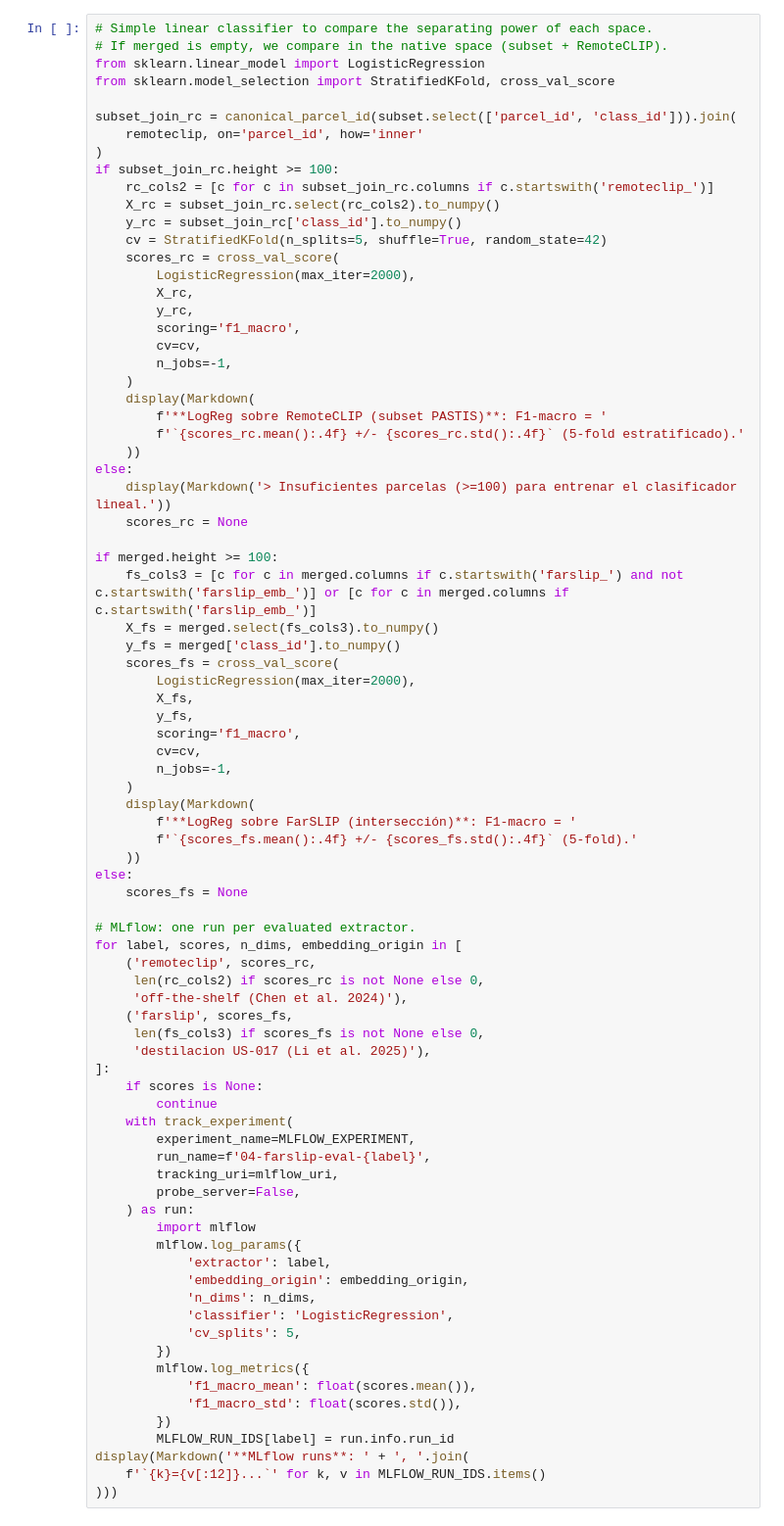
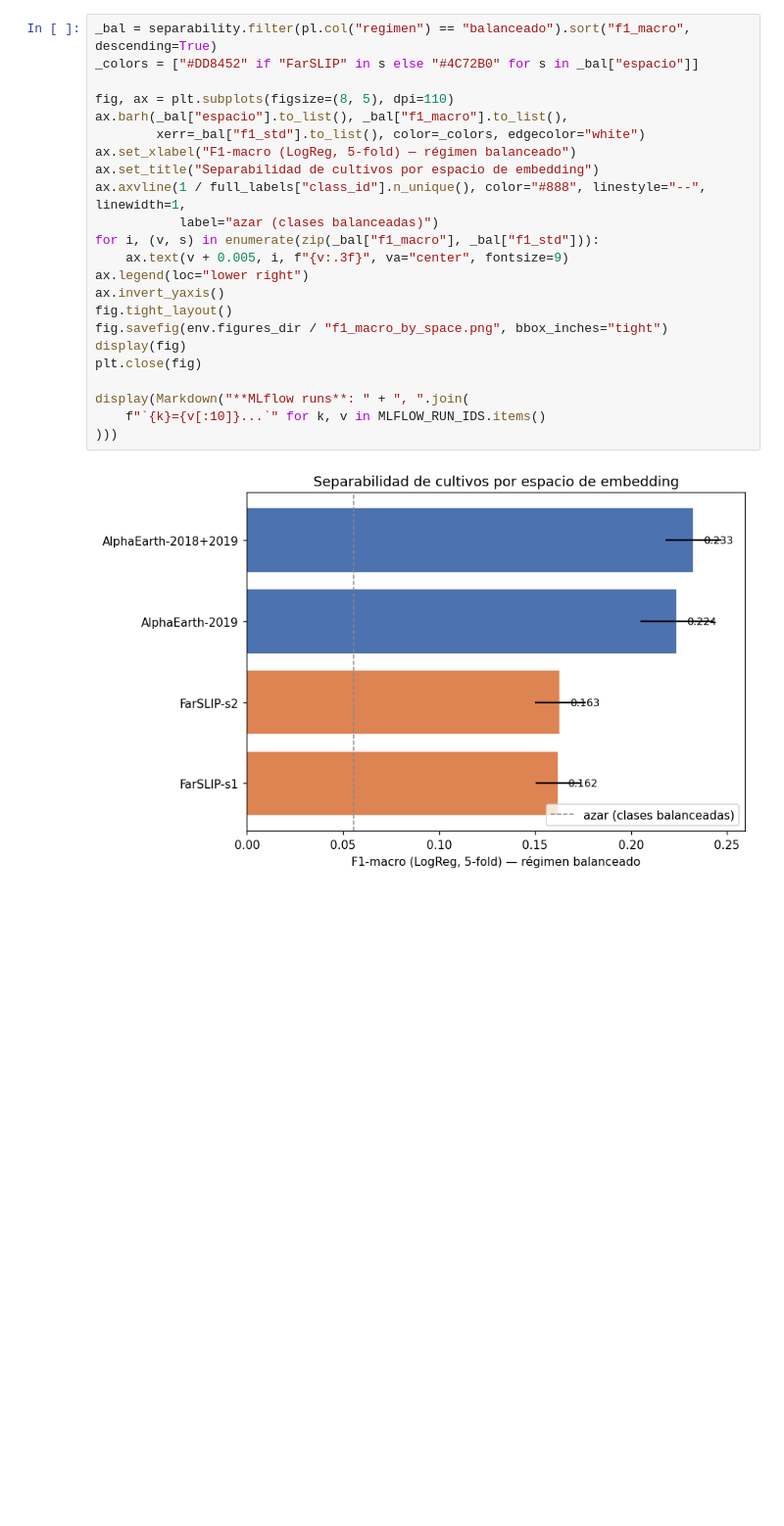
Before and after one commit to ArthurZizumbo/agrosat-copilot, a Jupyter notebook: notebooks/baseline/04_farslip_eval_pastis.ipynb, the cells around one changed output. Shown at 98% size. Drawn from its saved outputs; the diff is of its cells as text; blank space fills up the shorter version.

```diff
--- a/notebooks/baseline/04_farslip_eval_pastis.ipynb
+++ b/notebooks/baseline/04_farslip_eval_pastis.ipynb
@@ -236,83 +367,25 @@ else:
 # %%
-# Simple linear classifier to compare the separating power of each space.
-# If merged is empty, we compare in the native space (subset + RemoteCLIP).
-from sklearn.linear_model import LogisticRegression
-from sklearn.model_selection import StratifiedKFold, cross_val_score
+_bal = separability.filter(pl.col("regimen") == "balanceado").sort("f1_macro", descending=True)
+_colors = ["#DD8452" if "FarSLIP" in s else "#4C72B0" for s in _bal["espacio"]]
 
-subset_join_rc = canonical_parcel_id(subset.select(['parcel_id', 'class_id'])).join(
-    remoteclip, on='parcel_id', how='inner'
-)
-if subset_join_rc.height >= 100:
-    rc_cols2 = [c for c in subset_join_rc.columns if c.startswith('remoteclip_')]
-    X_rc = subset_join_rc.select(rc_cols2).to_numpy()
-    y_rc = subset_join_rc['class_id'].to_numpy()
-    cv = StratifiedKFold(n_splits=5, shuffle=True, random_state=42)
-    scores_rc = cross_val_score(
-        LogisticRegression(max_iter=2000),
-        X_rc,
-        y_rc,
-        scoring='f1_macro',
-        cv=cv,
-        n_jobs=-1,
-    )
-    display(Markdown(
-        f'**LogReg sobre RemoteCLIP (subset PASTIS)**: F1-macro = '
-        f'`{scores_rc.mean():.4f} +/- {scores_rc.std():.4f}` (5-fold estratificado).'
-    ))
-else:
-    display(Markdown('> Insuficientes parcelas (>=100) para entrenar el clasificador lineal.'))
-    scores_rc = None
+fig, ax = plt.subplots(figsize=(8, 5), dpi=110)
+ax.barh(_bal["espacio"].to_list(), _bal["f1_macro"].to_list(),
+        xerr=_bal["f1_std"].to_list(), color=_colors, edgecolor="white")
+ax.set_xlabel("F1-macro (LogReg, 5-fold) — régimen balanceado")
+ax.set_title("Separabilidad de cultivos por espacio de embedding")
+ax.axvline(1 / full_labels["class_id"].n_unique(), color="#888", linestyle="--", linewidth=1,
+           label="azar (clases balanceadas)")
+for i, (v, s) in enumerate(zip(_bal["f1_macro"], _bal["f1_std"])):
+    ax.text(v + 0.005, i, f"{v:.3f}", va="center", fontsize=9)
+ax.legend(loc="lower right")
+ax.invert_yaxis()
+fig.tight_layout()
+fig.savefig(env.figures_dir / "f1_macro_by_space.png", bbox_inches="tight")
+display(fig)
+plt.close(fig)
 
-if merged.height >= 100:
-    fs_cols3 = [c for c in merged.columns if c.startswith('farslip_') and not c.startswith('farslip_emb_')] or [c for c in merged.columns if c.startswith('farslip_emb_')]
-    X_fs = merged.select(fs_cols3).to_numpy()
-    y_fs = merged['class_id'].to_numpy()
-    scores_fs = cross_val_score(
-        LogisticRegression(max_iter=2000),
-        X_fs,
-        y_fs,
-        scoring='f1_macro',
-        cv=cv,
-        n_jobs=-1,
-    )
-    display(Markdown(
-        f'**LogReg sobre FarSLIP (intersección)**: F1-macro = '
-        f'`{scores_fs.mean():.4f} +/- {scores_fs.std():.4f}` (5-fold).'
-    ))
-else:
-    scores_fs = None
-
-# MLflow: one run per evaluated extractor.
-for label, scores, n_dims, embedding_origin in [
-    ('remoteclip', scores_rc,
-     len(rc_cols2) if scores_rc is not None else 0,
-     'off-the-shelf (Chen et al. 2024)'),
-    ('farslip', scores_fs,
-     len(fs_cols3) if scores_fs is not None else 0,
-     'destilacion US-017 (Li et al. 2025)'),
-]:
-    if scores is None:
-        continue
-    with track_experiment(
-        experiment_name=MLFLOW_EXPERIMENT,
-        run_name=f'04-farslip-eval-{label}',
-        tracking_uri=mlflow_uri,
-        probe_server=False,
-    ) as run:
-        import mlflow
-        mlflow.log_params({
-            'extractor': label,
-            'embedding_origin': embedding_origin,
-            'n_dims': n_dims,
-            'classifier': 'LogisticRegression',
-            'cv_splits': 5,
-        })
-        mlflow.log_metrics({
-            'f1_macro_mean': float(scores.mean()),
-            'f1_macro_std': float(scores.std()),
-        })
-        MLFLOW_RUN_IDS[label] = run.info.run_id
-display(Markdown('**MLflow runs**: ' + ', '.join(
-    f'`{k}={v[:12]}...`' for k, v in MLFLOW_RUN_IDS.items()
+display(Markdown("**MLflow runs**: " + ", ".join(
+    f"`{k}={v[:10]}...`" for k, v in MLFLOW_RUN_IDS.items()
 )))
 # %% [output]
+[figure, added]
```
Also changed, not shown: parts of 18 cells of this notebook, 50 other files.
